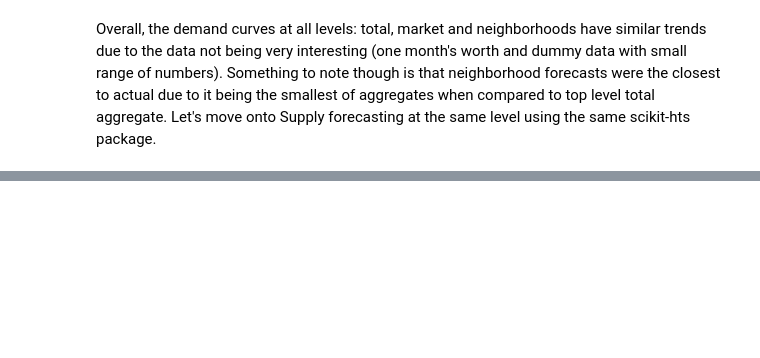
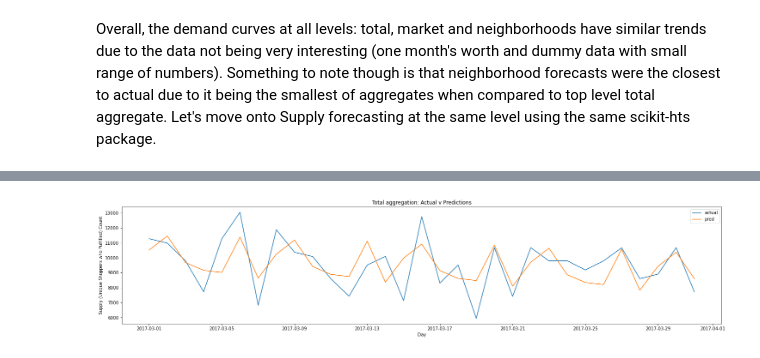
Before and after one commit to mindyng/Take-Homes, a Jupyter notebook: shipt-hierarchical-time-series-demand-forecasting.ipynb, the cells around one changed output, grey strips where cells are left out. Saved outputs shown, nothing was run; the diff lists cells and outputs as text; code cells hidden in the pictures; blank space fills up the shorter version.

Commit message:
supply hts +

```diff
--- a/shipt-hierarchical-time-series-demand-forecasting.ipynb
+++ b/shipt-hierarchical-time-series-demand-forecasting.ipynb
@@ -840,0 +965,3 @@ Overall, the demand curves at all levels: total, market and neighborhoods have s
+# %%
+#test predictions
+preds2 = model2.predict(steps_ahead = 30) #on top of historical data predictions, 30 day horizon is added
@@ -840,0 +983,4 @@ Overall, the demand curves at all levels: total, market and neighborhoods have s
+# %%
+#Actual values + resetting index to actual column for plotting
+df3.reset_index(inplace=True)
+df3.head(5)
@@ -840,0 +995,7 @@ Overall, the demand curves at all levels: total, market and neighborhoods have s
+# %%
+preds2.reset_index(inplace=True)
+preds2 = preds2.rename(columns = {'index':'time'})
+# %%
+#Extracting data prior to horizon/future dates to compare predictions with historical data
+preds3 = preds2.head(31)
+preds3.head(2)
@@ -840,0 +1007,24 @@ Overall, the demand curves at all levels: total, market and neighborhoods have s
+# %%
+%matplotlib inline
+
+x = df3['time']
+y = df3['total']
+z = preds3['total']
+
+
+fig, ax = plt.subplots(figsize=(25, 5))
+
+
+ax.plot(x,y)
+ax.plot(x,z)
+
+
+ax.set_title('Total aggregation: Actual v Predictions')
+ax.legend(['actual','pred'])
+ax.xaxis.set_label_text('Day')
+ax.yaxis.set_label_text('Supply (Unique Shoppers who Fulfilled) Count')
+
+
+plt.show()
+# %% [output]
+[figure, added]
```
Also changed, not shown: parts of 29 cells of this notebook.
